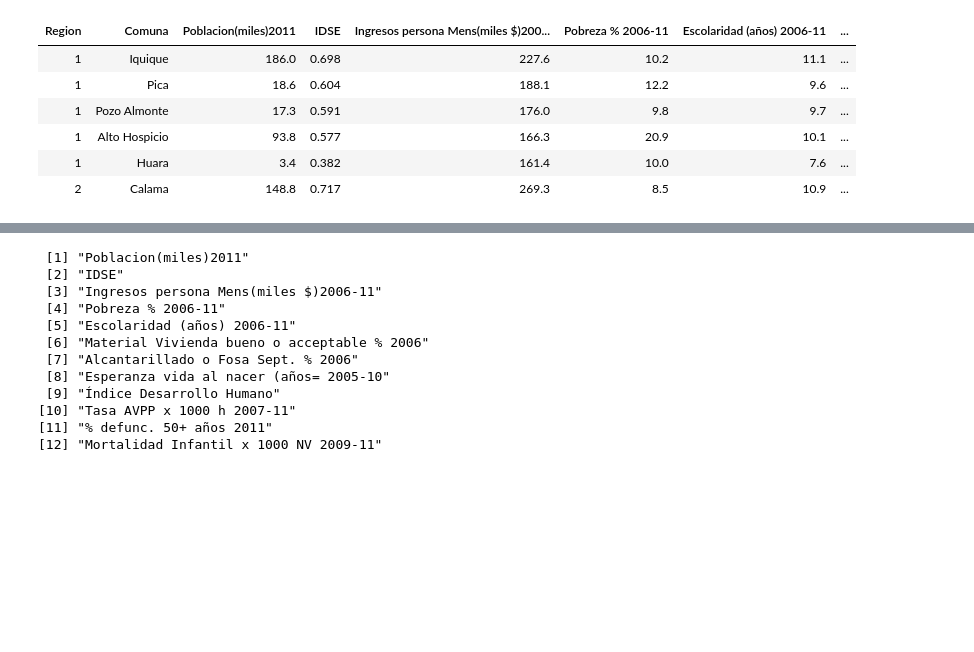
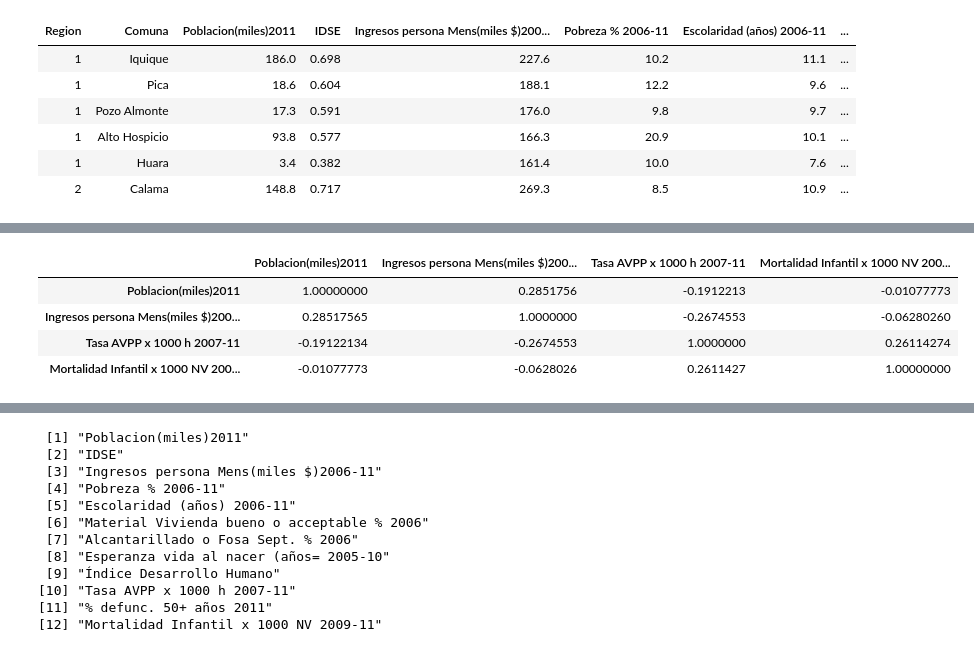
Before and after one commit to ReinaldoBustamante/Analisis-de-datos, a Jupyter notebook: Kohonen/Clustering_Notebook3.ipynb, the cells around one changed output, grey strips where cells are left out. Saved outputs shown, nothing was run; the diff lists cells and outputs as text; code cells hidden in the pictures; blank space fills up the shorter version.

```diff
--- a/Kohonen/Clustering_Notebook3.ipynb
+++ b/Kohonen/Clustering_Notebook3.ipynb
@@ -143,0 +176,8 @@ head(datos)
+# %%
+cor(x = datos[, c(3,5,12,14)])
+# %% [output]
+|  | Poblacion(miles)2011 | Ingresos persona Mens(miles $)200... | Tasa AVPP x 1000 h 2007-11 | Mortalidad Infantil x 1000 NV 200... |
+| Poblacion(miles)2011 | 1.00000000 | 0.2851756 | -0.1912213 | -0.01077773 |
+| Ingresos persona Mens(miles $)200... | 0.28517565 | 1.0000000 | -0.2674553 | -0.06280260 |
+| Tasa AVPP x 1000 h 2007-11 | -0.19122134 | -0.2674553 | 1.0000000 | 0.26114274 |
+| Mortalidad Infantil x 1000 NV 200... | -0.01077773 | -0.0628026 | 0.2611427 | 1.00000000 |
```
Also changed, not shown: parts of 16 cells of this notebook.
